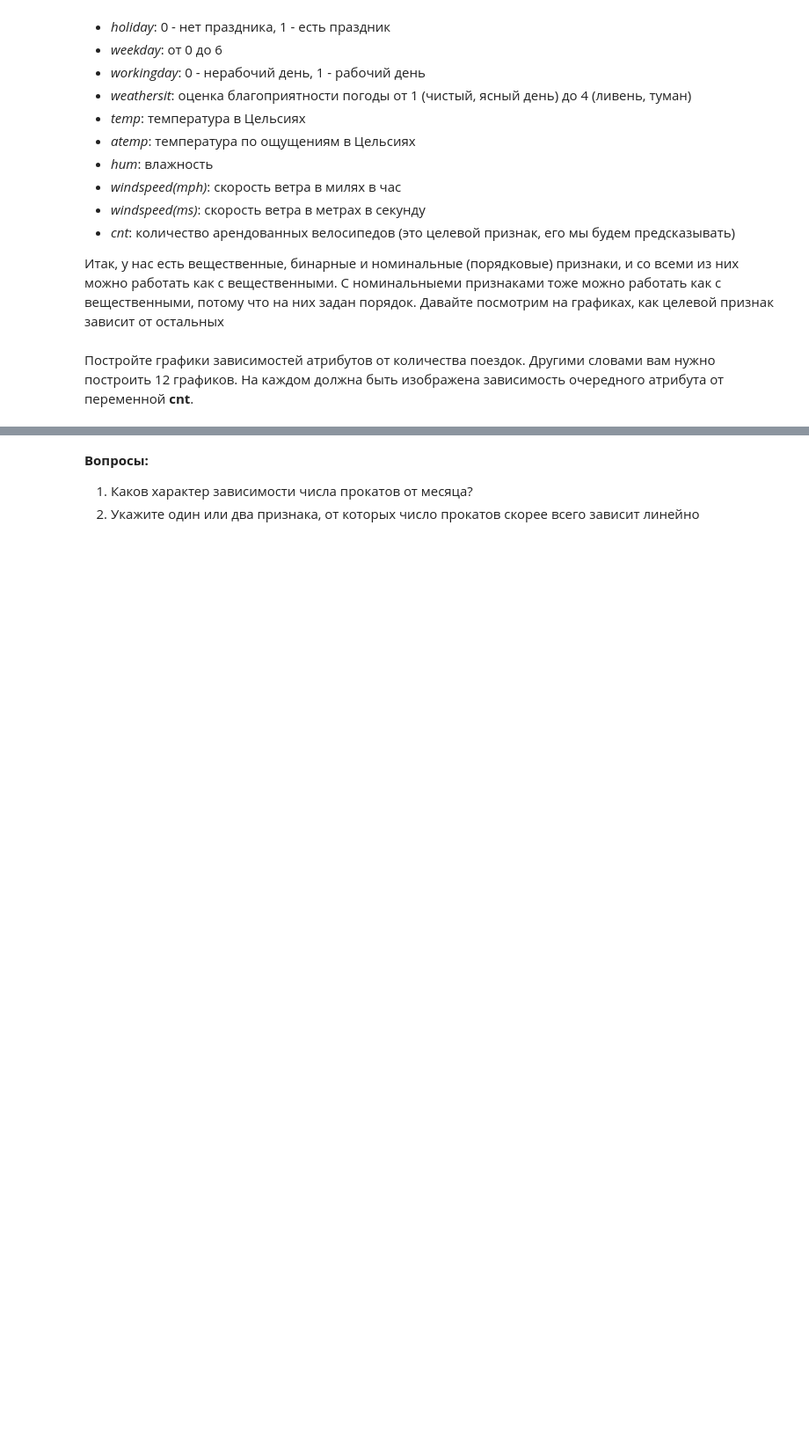
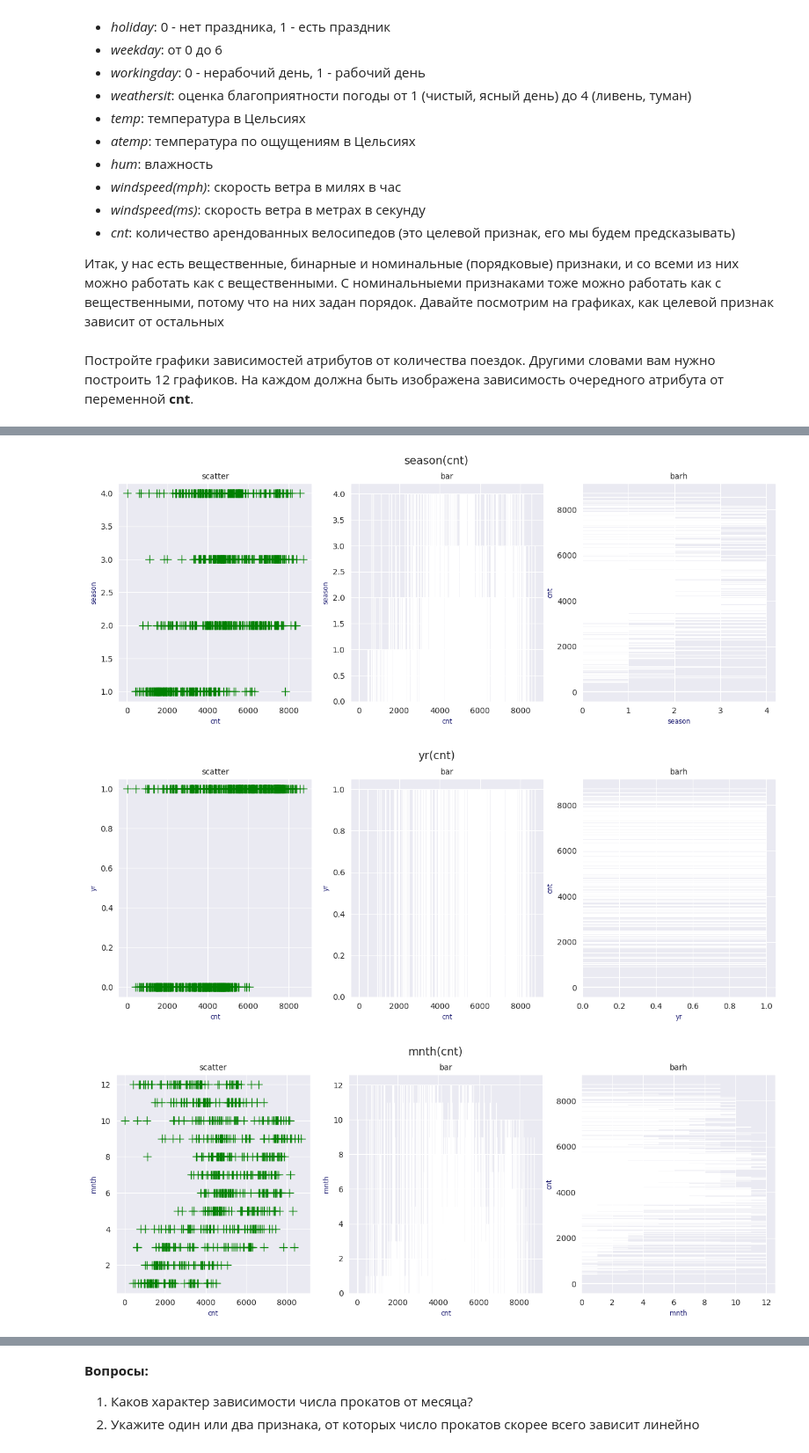
Before and after one commit to DenysTantsiura/datas, a Jupyter notebook: Hw_4/Hw4.1=OverfittingHomeWork.ipynb, the cells around one changed output, grey strips where cells are left out. Shown at 88% size. Saved outputs shown, nothing was run; the diff lists cells and outputs as text; code cells hidden in the pictures; blank space fills up the shorter version.

```diff
--- a/Hw_4/Hw4.1=OverfittingHomeWork.ipynb
+++ b/Hw_4/Hw4.1=OverfittingHomeWork.ipynb
@@ -28,0 +20,3 @@ df = # put your code here
+# %%
+df = pd.read_csv('bikes_rent.csv')
+df.head(5)
@@ -49,0 +55,32 @@ df = # put your code here
+# %%
+def draw_graphs_x(df: pd.DataFrame, idx_x: int = -1, color: str = 'g') -> None:
+    for idx_y in range(df.shape[1]):
+        if df.columns[idx_y] == df.columns[idx_x]:
+            continue
+
+        fig, axs = plt.subplots(1, 3, figsize=(15, 5))
+        axs[0].scatter(df.iloc[:, idx_x], df.iloc[:, idx_y], color=color, marker='+', linestyle='', s=120)
+        axs[0].set_xlabel(df.columns[idx_x], fontsize='small', color='midnightblue')
+        axs[0].set_ylabel(df.columns[idx_y], fontsize='small', color='midnightblue')
+
+        axs[1].bar(df.iloc[:, idx_x], df.iloc[:, idx_y], color=color)
+        axs[1].set_xlabel(df.columns[idx_x], fontsize='small', color='midnightblue')
+        axs[1].set_ylabel(df.columns[idx_y], fontsize='small', color='midnightblue')
+
+        axs[2].barh(df.iloc[:, idx_x], df.iloc[:, idx_y], color=color)
+        axs[2].set_ylabel(df.columns[idx_x], fontsize='small', color='midnightblue')
+        axs[2].set_xlabel(df.columns[idx_y], fontsize='small', color='midnightblue')
+
+        fig.suptitle(f'{df.columns[idx_y]}({df.columns[idx_x]})', fontsize=14)
+
+        axs[0].set_title('scatter', fontsize=10)
+        axs[1].set_title('bar', fontsize=10)
+        axs[2].set_title('barh', fontsize=10)
+
+        plt.show()
+# %%
+draw_graphs_x(df)
+# %% [output]
+[figure, added]
+[figure, added]
+[figure, added]
```
Also changed, not shown: parts of 15 cells of this notebook, 1 other file.
